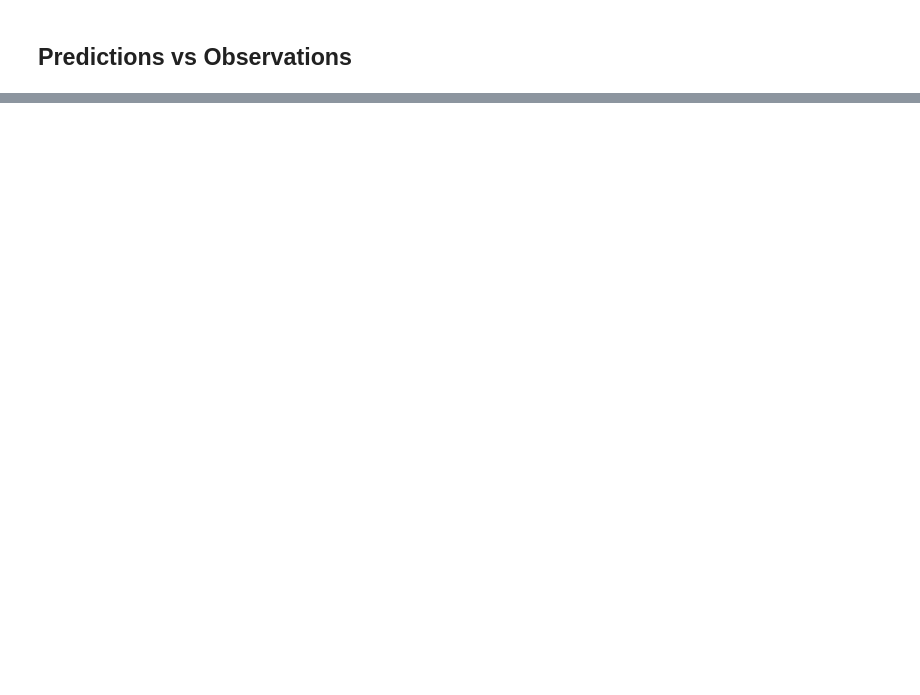
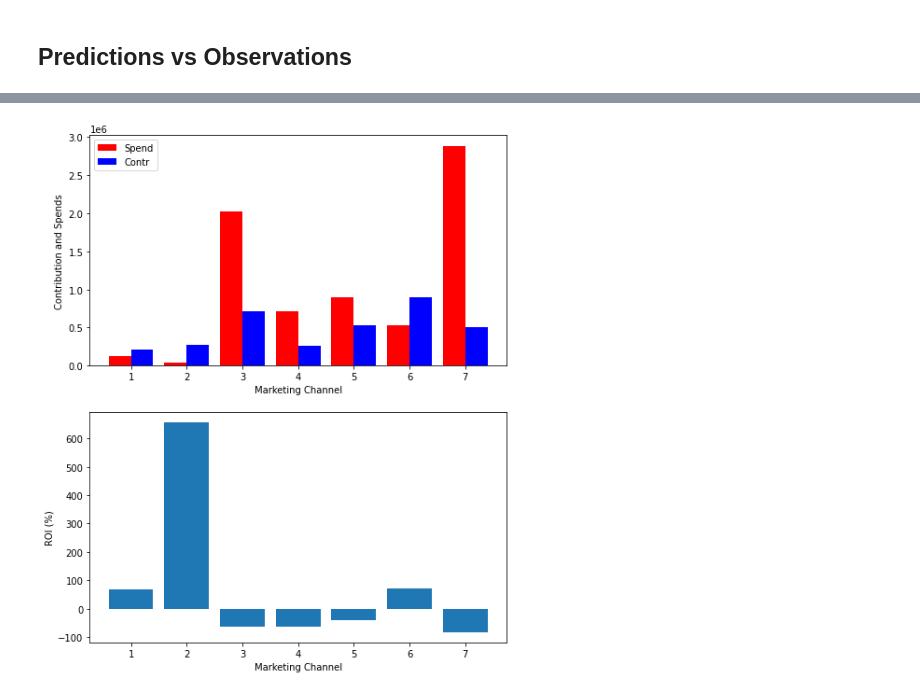
Before and after one commit to OnurKerimoglu/bayesian_mmm, a Jupyter notebook: bayesian_mmm_haensel_challenge.ipynb, the cells around one changed output, grey strips where cells are left out. Saved outputs shown, nothing was run; the diff lists cells and outputs as text; code cells hidden in the pictures; blank space fills up the shorter version.

```diff
--- a/bayesian_mmm_haensel_challenge.ipynb
+++ b/bayesian_mmm_haensel_challenge.ipynb
@@ -417,0 +391,31 @@ ax.legend(
+# %%
+#Calculate ROI for each channel
+total_contr = adj_contributions.sum(axis=0)
+total_spend = X.sum(axis=0)
+
+Cchannels = [f'contribution_spend_channel_{i}' for i in range(1,8)]
+
+Schannels = [f'spend_channel_{i}' for i in range(1,8)]
+
+ROI_l= [None] * 7
+spend_l = [None] * 7
+contr_l = [None] * 7
+for i in range(7):
+    spend_l[i] = total_spend[Schannels[i]]
+    contr_l[i] = total_contr[Cchannels[i]]
+    ROI_l[i] = (contr_l[i] - spend_l[i])/spend_l[i] *100
+
+fig, (ax1, ax2) = plt.subplots(2, 1, figsize=(8, 10))
+ax1.bar(np.arange(1,8) - 0.2, spend_l, color = 'r', width = 0.4, label='Spend')
+ax1.bar(np.arange(1,8) + 0.2, contr_l, color = 'b', width = 0.4, label='Contr')
+ax1.set_xlabel('Marketing Channel')
+ax1.set_ylabel('Contribution and Spends')
+ax1.legend(loc='upper left')
+
+ax2.bar(range(1,8),ROI_l)
+ax2.set_xlabel('Marketing Channel')
+ax2.set_ylabel('ROI (%)')
+
+plt.show()
+# %% [output]
+[figure, added]
```
Also changed, not shown: parts of 21 cells of this notebook.
